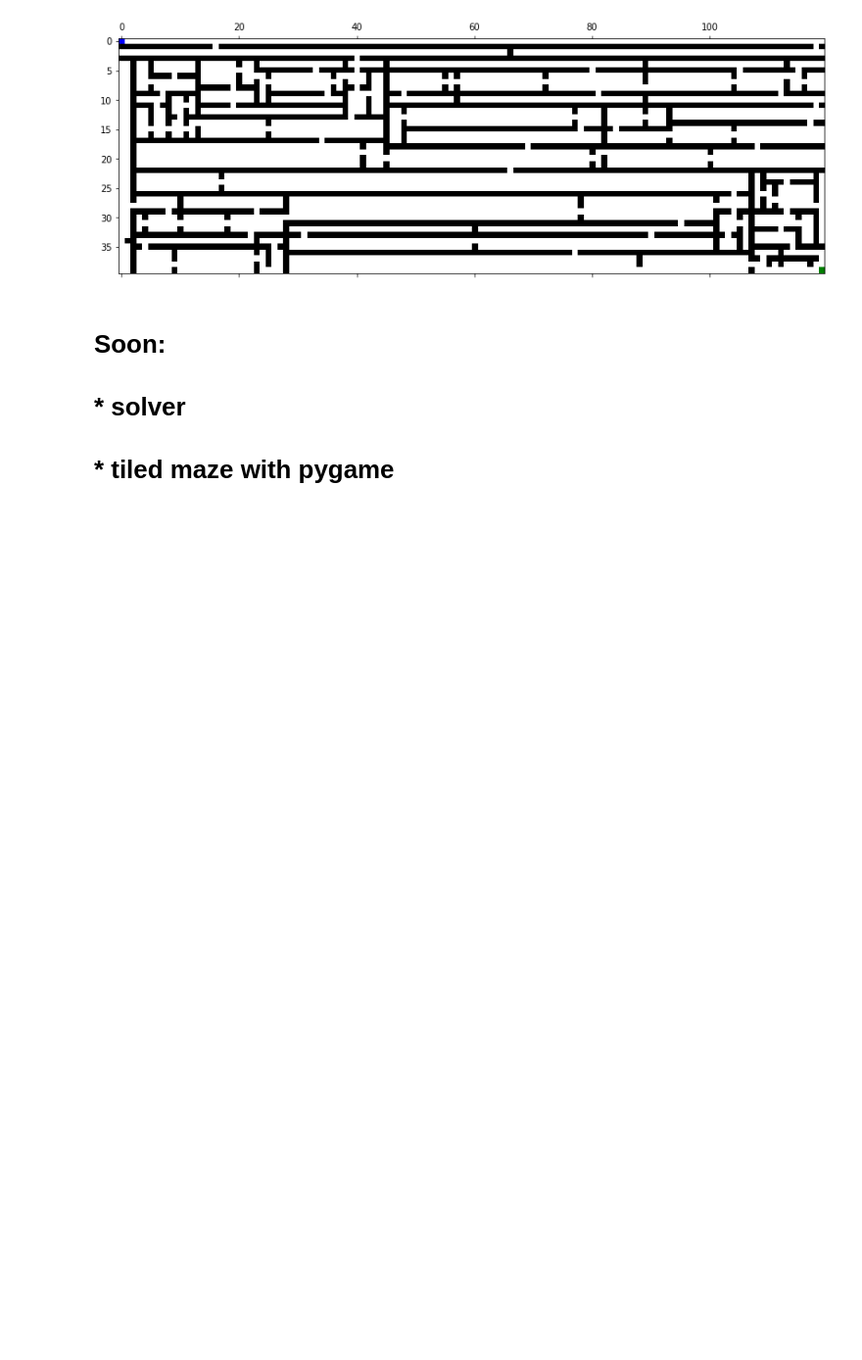
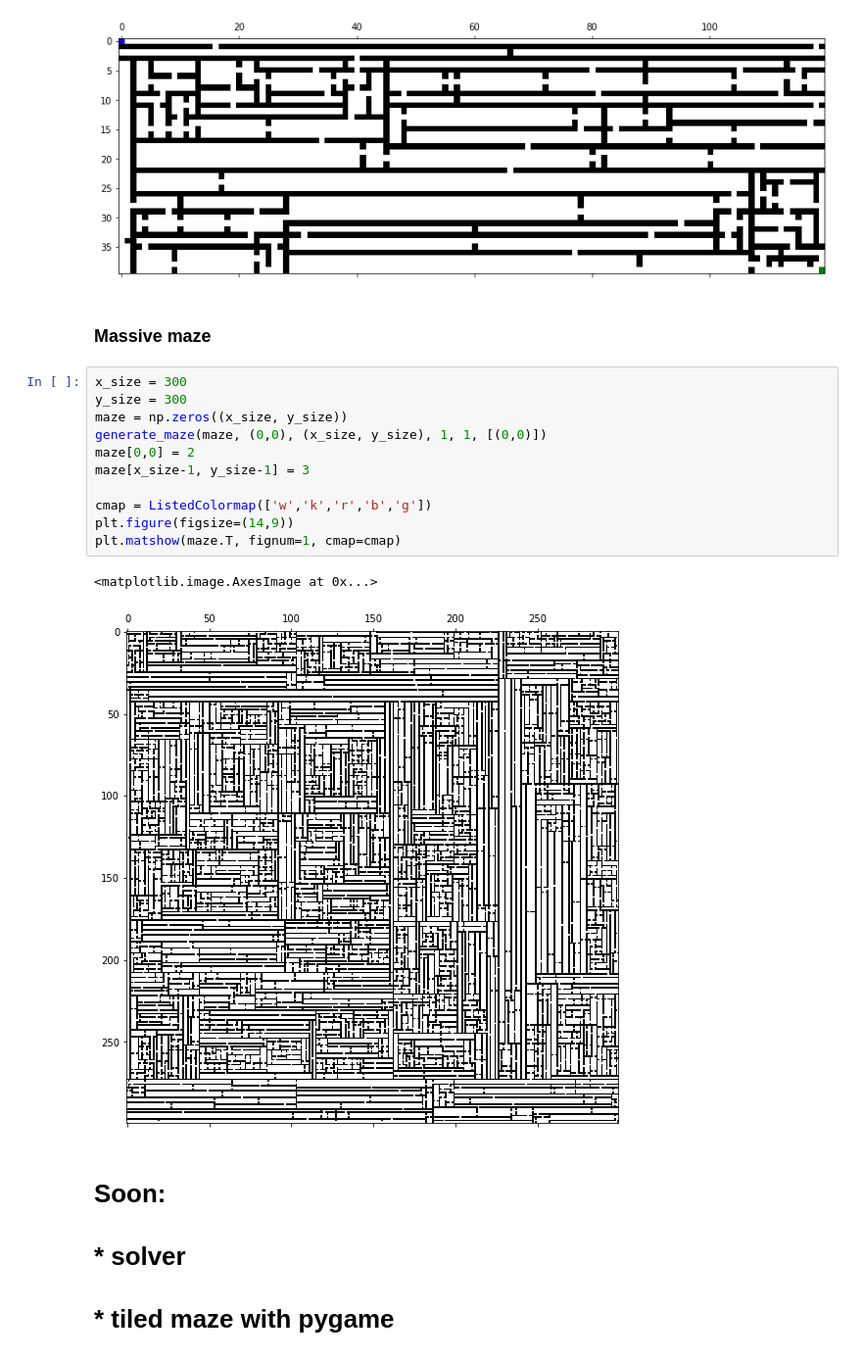
Before and after one commit to morriartie/maze_generator, a Jupyter notebook: maze_gen.ipynb, the cells around one changed output. Shown at 98% size. Drawn from its saved outputs; the diff is of its cells as text; blank space fills up the shorter version.

Commit message:
added another maze example

```diff
--- a/maze_gen.ipynb
+++ b/maze_gen.ipynb
@@ -164,6 +166,22 @@ plt.matshow(maze.T, fignum=1, cmap=cmap)
 # %% [output]
 <matplotlib.image.AxesImage at 0x...>
 [figure]
+# %% [markdown]
+### Massive maze
+# %%
+x_size = 300
+y_size = 300
+maze = np.zeros((x_size, y_size))
+generate_maze(maze, (0,0), (x_size, y_size), 1, 1, [(0,0)])
+maze[0,0] = 2
+maze[x_size-1, y_size-1] = 3
+
+cmap = ListedColormap(['w','k','r','b','g'])
+plt.figure(figsize=(14,9))
+plt.matshow(maze.T, fignum=1, cmap=cmap)
+# %% [output]
+<matplotlib.image.AxesImage at 0x...>
+[figure, added]
 # %% [markdown]
 # Soon:
 # * solver
```
Also changed, not shown: parts of 5 cells of this notebook.
